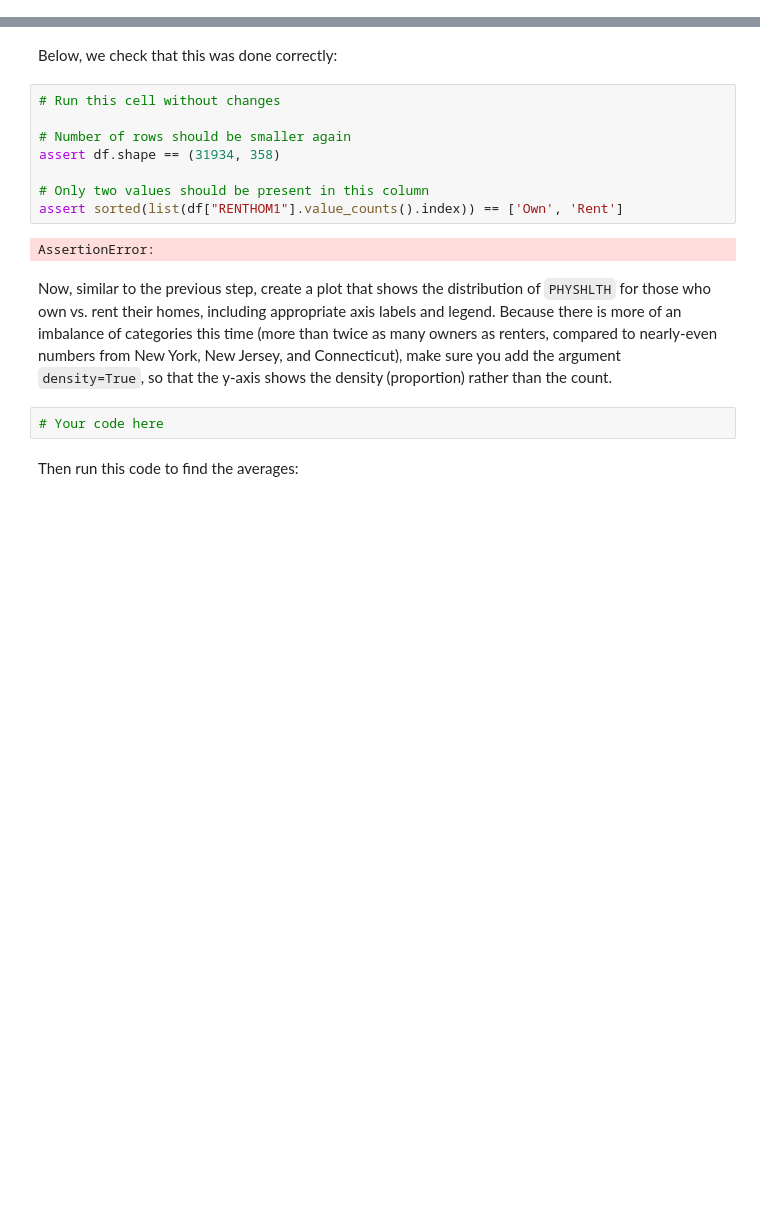
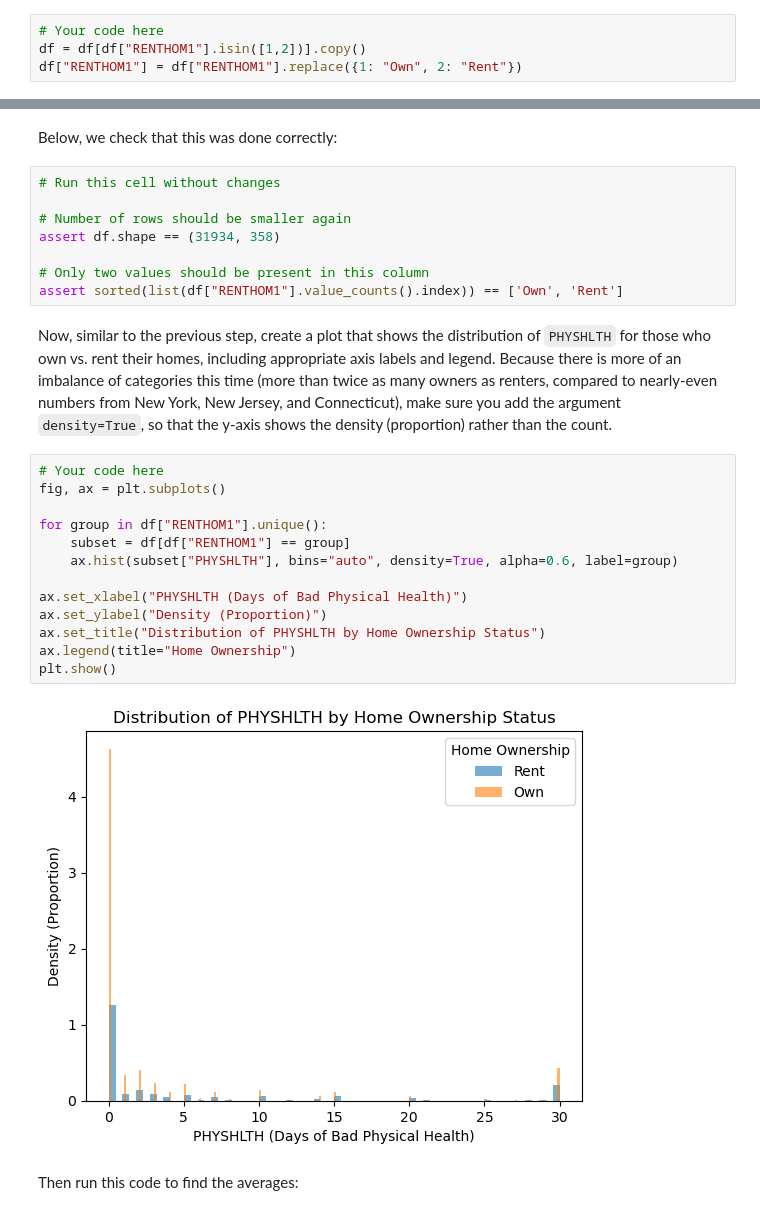
Before and after one commit to mcshoja/dsc-hypothesis-testing-lab, a Jupyter notebook: index.ipynb, the cells around one changed output, grey strips where cells are left out. Drawn from its saved outputs; the diff is of its cells as text; blank space fills up the shorter version.

```diff
--- a/index.ipynb
+++ b/index.ipynb
@@ -356,3 +365,7 @@ In the cell below, modify `df` so that we have dropped all records where the `RE
+# %%
+# Your code here
+df = df[df["RENTHOM1"].isin([1,2])].copy()
+df["RENTHOM1"] = df["RENTHOM1"].replace({1: "Own", 2: "Rent"})
 # %%
 # Run this cell without changes
 df["RENTHOM1"].value_counts()
@@ -374,12 +384,23 @@ assert df.shape == (31934, 358)
 
 # Only two values should be present in this column
 assert sorted(list(df["RENTHOM1"].value_counts().index)) == ['Own', 'Rent']
-# %% [output]
-AssertionError:
 # %% [markdown]
 Now, similar to the previous step, create a plot that shows the distribution of `PHYSHLTH` for those who own vs. rent their homes, including appropriate axis labels and legend. Because there is more of an imbalance of categories this time (more than twice as many owners as renters, compared to nearly-even numbers from New York, New Jersey, and Connecticut), make sure you add the argument `density=True`, so that the y-axis shows the density (proportion) rather than the count.
-# %%
-# Your code here
+# %%
+# Your code here
+fig, ax = plt.subplots()
+
+for group in df["RENTHOM1"].unique():
+    subset = df[df["RENTHOM1"] == group]
+    ax.hist(subset["PHYSHLTH"], bins="auto", density=True, alpha=0.6, label=group)
+
+ax.set_xlabel("PHYSHLTH (Days of Bad Physical Health)")
+ax.set_ylabel("Density (Proportion)")
+ax.set_title("Distribution of PHYSHLTH by Home Ownership Status")
+ax.legend(title="Home Ownership")
+plt.show()
+# %% [output]
+[figure, added]
 # %% [markdown]
 Then run this code to find the averages:
 # %%
```
Also changed, not shown: parts of 20 cells of this notebook.
